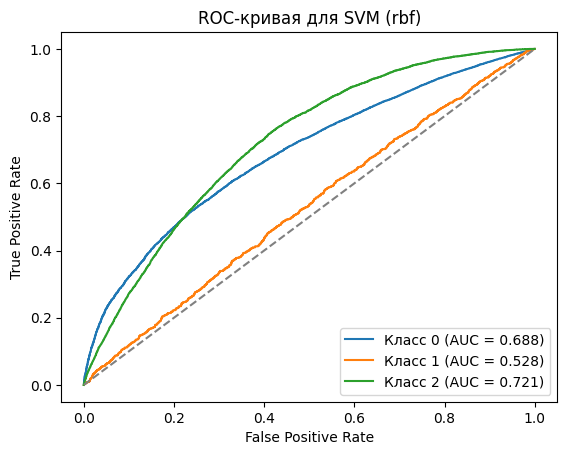
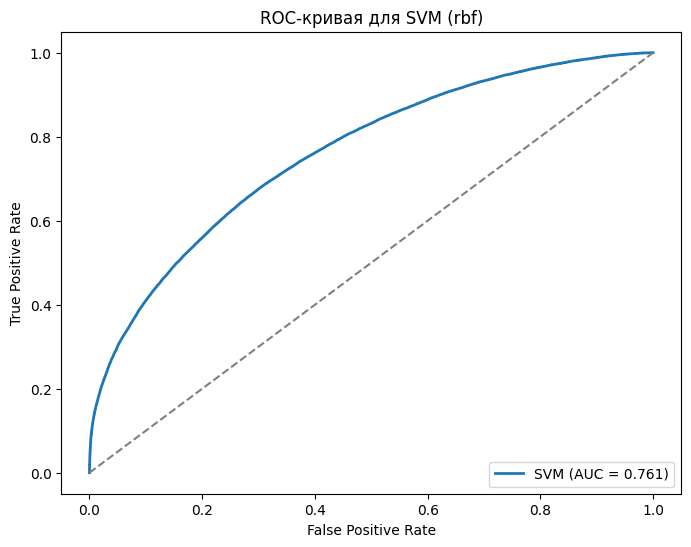
The notebook cell's code change between the first figure and the second:
--- before
+++ after
@@ -13,9 +13,8 @@
 print(f'Оценка кросс-валидации: {scores_svm.mean():.4f}')
 
-plt.figure()
-for i in range(n_classes):
-    fpr_svm, tpr_svm, _ = roc_curve(y_test_bin[:, i], y_prob_svm[:, i])
-    roc_auc_svm = auc(fpr_svm, tpr_svm)
-    plt.plot(fpr_svm, tpr_svm, label=f'Класс {i} (AUC = {roc_auc_svm:.3f})')
+plt.figure(figsize=(8, 6))
+fpr_svm, tpr_svm, _ = roc_curve(y_test_bin.ravel(), y_prob_svm.ravel())
+roc_auc_svm = auc(fpr_svm, tpr_svm)
+plt.plot(fpr_svm, tpr_svm, lw=2, label=f'SVM (AUC = {roc_auc_svm:.3f})')
 
 plt.plot([0,1], [0,1], linestyle='--', color='gray')

Commit: make plt